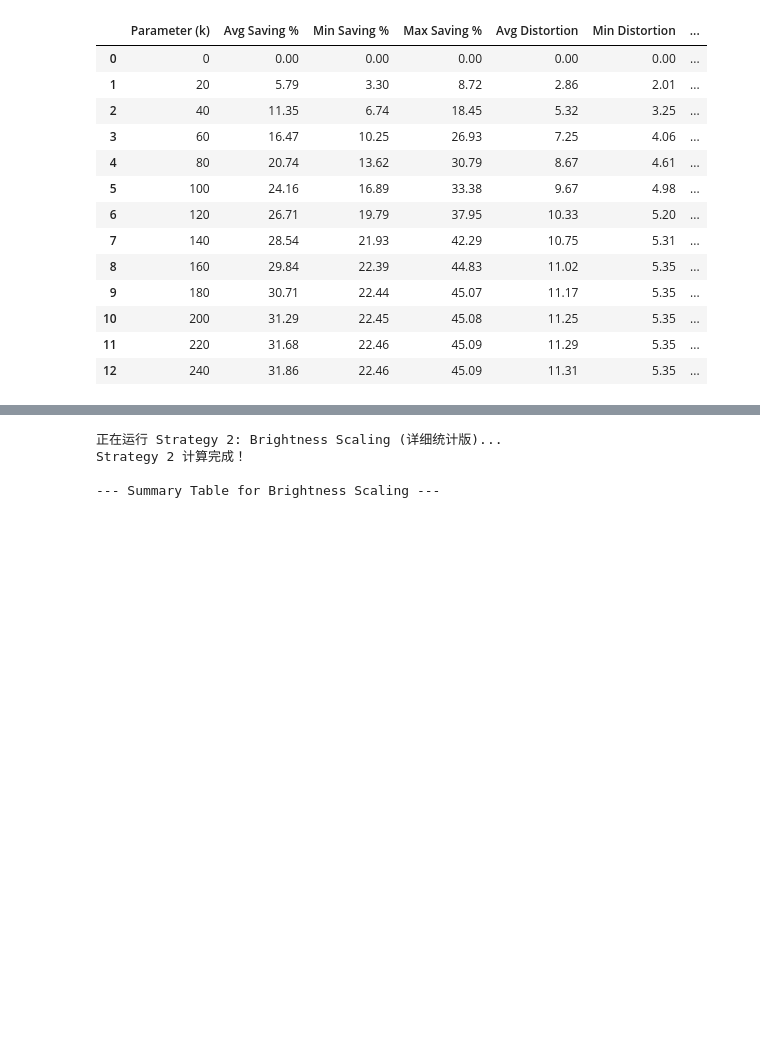
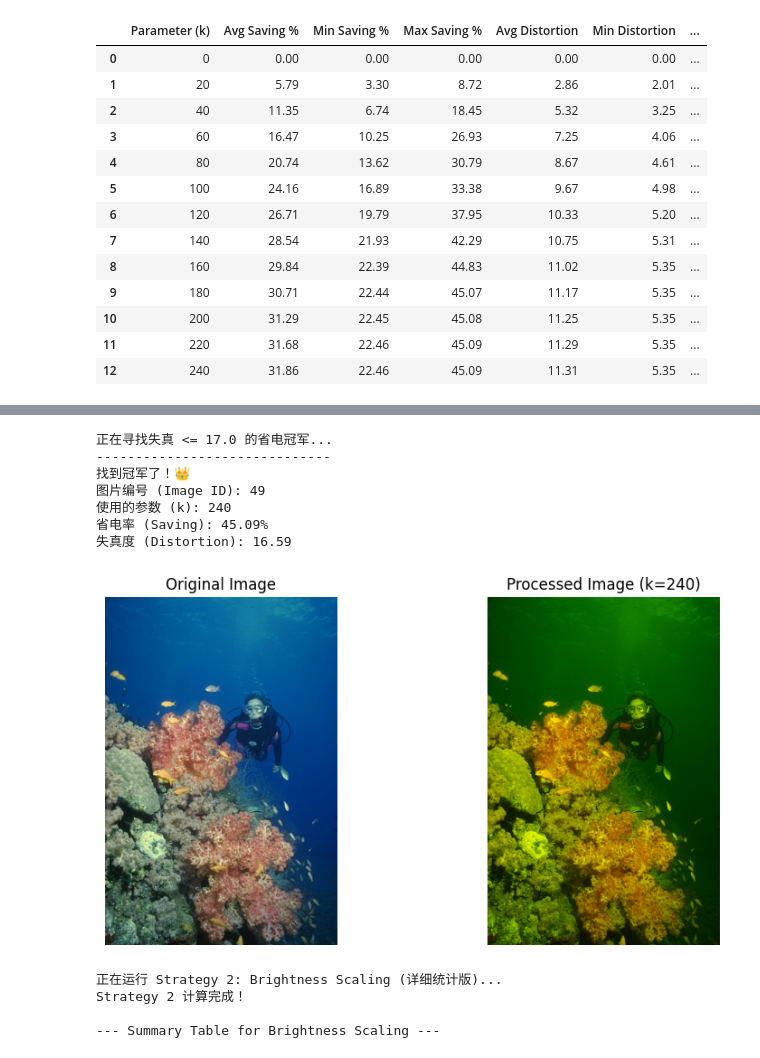
Before and after one commit to Chenya7008/EMIOT_Labs, a Jupyter notebook: lab2/lab2.ipynb, the cells around one changed output, grey strips where cells are left out. Saved outputs shown, nothing was run; the diff lists cells and outputs as text; code cells hidden in the pictures; blank space fills up the shorter version.

```diff
--- a/lab2/lab2.ipynb
+++ b/lab2/lab2.ipynb
@@ -457,3 +464,63 @@ Min Saving: Image #46 (Saving: 19.79%)
+# %%
+#distortion limit
+target_dist_limit = 17.0   # 你的限制条件：失真不能超过 5
+best_candidate = None     # 擂主：一开始没人，设为 None
+
+print(f"正在寻找失真 <= {target_dist_limit} 的省电冠军...")
+
+# 1. 遍历每一层抽屉 (每一个 k 值)
+for k, stats in detailed_data.items():
+
+    # 2. 遍历这一层里的每一张图片成绩单
+    for item in stats:
+
+        # --- 第一步：资格审查 (Filter) ---
+        if item['dist'] <= target_dist_limit:
+
+            # --- 第二步：打擂台 (Find Max) ---
+            # 如果擂台是空的 (best_candidate is None)
+            # 或者 当前选手的省电率 (item['saving']) 比 擂主 更高
+            if best_candidate is None or item['saving'] > best_candidate['saving']:
+
+                # 这是一个坑：detailed_data 里原本存的 item 没有 'k' 的信息
+                # 所以我们要手动把当前的 k 记下来，否则最后不知道是用哪个参数跑出来的
+                best_candidate = item.copy() # 复制一份，防止改坏原始数据
+                best_candidate['k'] = k      # 给它贴上 k 的标签
+
+# --- 结果展示 ---
+if best_candidate:
+    print("-" * 30)
+    print("找到冠军了！👑")
+    print(f"图片编号 (Image ID): {best_candidate['idx']}")
+    print(f"使用的参数 (k): {best_candidate['k']}")
+    print(f"省电率 (Saving): {best_candidate['saving']:.2f}%")
+    print(f"失真度 (Distortion): {best_candidate['dist']:.2f}")
+
+    # 如果你想看图，可以用我们之前学的代码画出来：
+    img_orig = images[best_candidate['idx']]
+    img_proc = apply_hungry_blue(img_orig, best_candidate['k'])
+    # ... (接着画图)
+    import matplotlib.pyplot as plt
+    fig, axes = plt.subplots(1, 2, figsize=(10, 5))
+    axes[0].imshow(img_orig)
+    axes[0].set_title("Original Image")
+    axes[0].axis('off')
+    axes[1].imshow(img_proc)
+    axes[1].set_title(f"Processed Image (k={best_candidate['k']})")
+    axes[1].axis('off')
+    plt.show()
+
+else:
+    print(f"很遗憾，没有找到失真度小于 {target_dist_limit} 的图片。")
+# %% [output]
+正在寻找失真 <= 17.0 的省电冠军...
+------------------------------
+找到冠军了！👑
+图片编号 (Image ID): 49
+使用的参数 (k): 240
+省电率 (Saving): 45.09%
+失真度 (Distortion): 16.59
+[figure, added]
 # %%
 def apply_contrast_brightness(img, scale_v):
     # 转换到 HSV (skimage返回 0-1 float)
```
Also changed, not shown: parts of 9 cells of this notebook, 7 other files.
